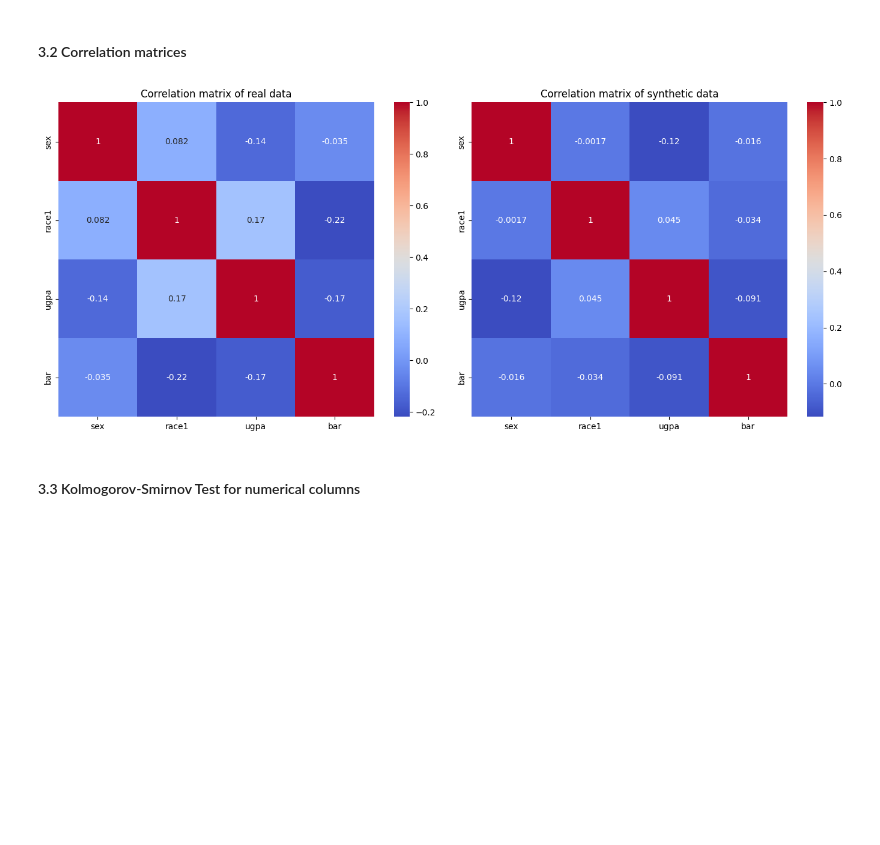
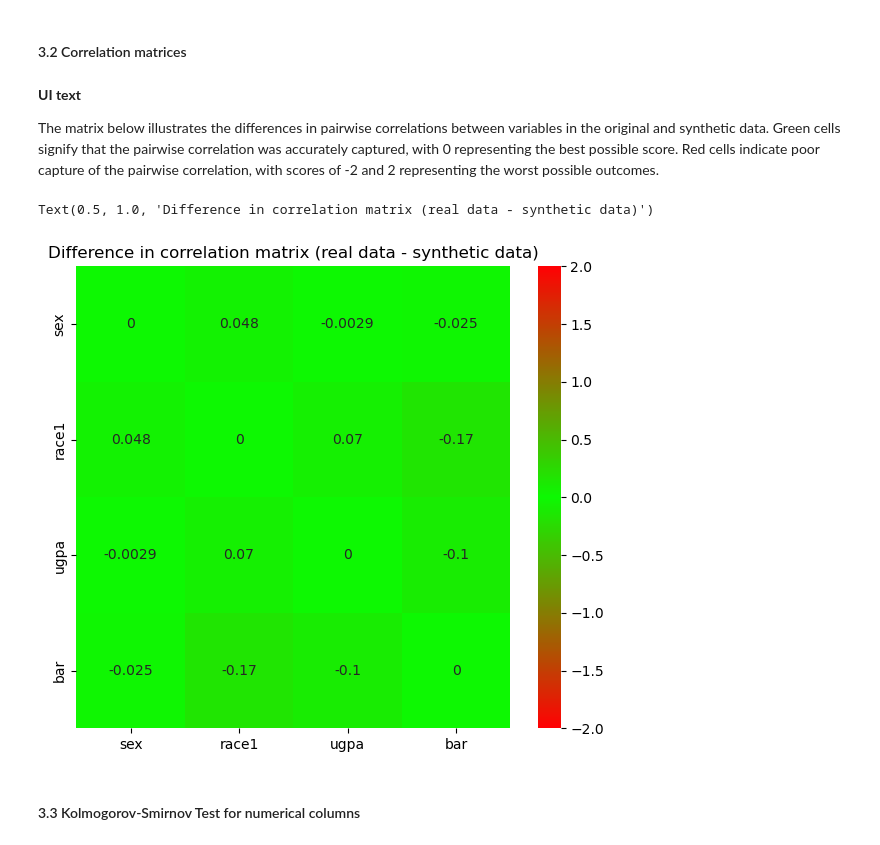
Before and after one commit to NGO-Algorithm-Audit/local-first-web-tool, a Jupyter notebook: notebooks/GC_LawSchoolAdmissionBar.ipynb, the cells around one changed output. Cells and saved outputs as stored; diff of their text form; code cells hidden in the pictures; blank space fills up the shorter version.

```diff
--- a/notebooks/GC_LawSchoolAdmissionBar.ipynb
+++ b/notebooks/GC_LawSchoolAdmissionBar.ipynb
@@ -211,21 +216,24 @@ for column in real_data.columns:
 [figure]
 # %% [markdown]
 #### 3.2 Correlation matrices
-# %%
-fig, axes = plt.subplots(1, 2, figsize=(14, 6))
-
-# Plot correlation matrix for real_data
-sns.heatmap(real_data.corr(), annot=True, cmap='coolwarm', ax=axes[0])
-axes[0].set_title('Correlation matrix of real data')
-
-# Plot correlation matrix for synthetic_data
-sns.heatmap(synthetic_data.corr(), annot=True, cmap='coolwarm', ax=axes[1])
-axes[1].set_title('Correlation matrix of synthetic data')
-
-plt.tight_layout()
-plt.show()
-# %% [output]
-[figure, removed]
+# %% [markdown]
+**UI text**
+
+The matrix below illustrates the differences in pairwise correlations between variables in the original and synthetic data. Green cells signify that the pairwise correlation was accurately captured, with 0 representing the best possible score. Red cells indicate poor capture of the pairwise correlation, with scores of -2 and 2 representing the worst possible outcomes.
+# %%
+plt.figure(figsize=(7, 6))
+
+# Plot correlation matrix for real_data
+
+# Define custom colormap
+cmap = LinearSegmentedColormap.from_list('custom_cmap', ['#ff0104', '#0cf902', '#ff0104'])
+
+# Plot correlation matrix for real_data
+sns.heatmap(real_data.corr()-synth_data.corr(), annot=True, cmap=cmap, vmin=-2, vmax=2)
+plt.title('Difference in correlation matrix (real data - synthetic data)')
+# %% [output]
+Text(0.5, 1.0, 'Difference in correlation matrix (real data - synthetic data)')
+[figure, added]
 # %% [markdown]
 #### 3.3 Kolmogorov-Smirnov Test for numerical columns
 # %% [markdown]
```
Also changed, not shown: parts of 8 cells of this notebook, 1 other file.
